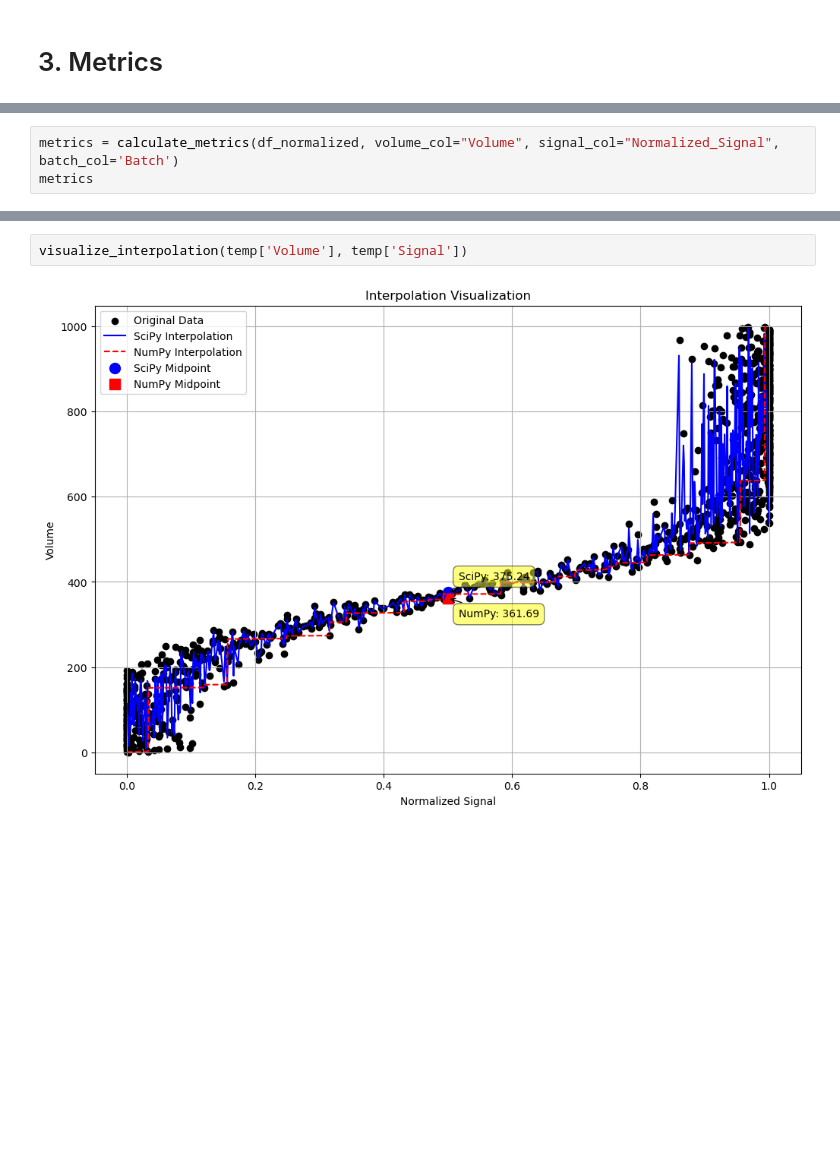
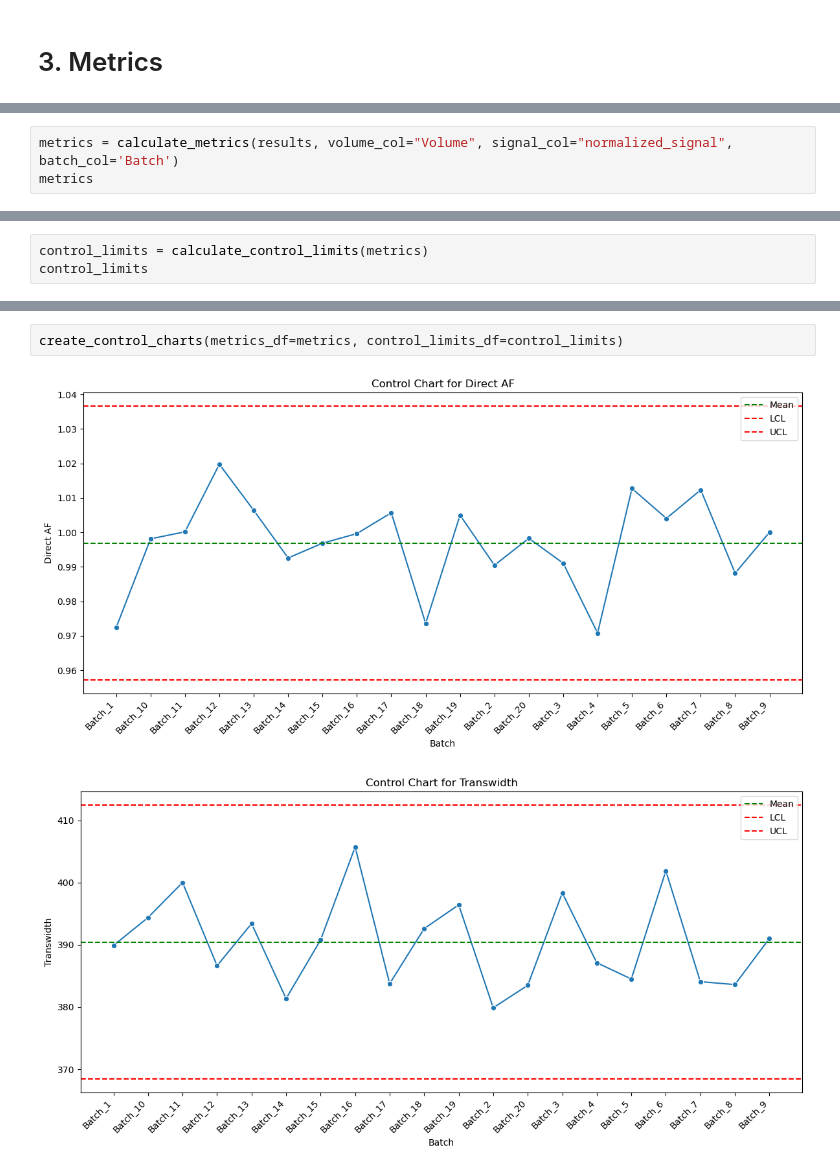
Before and after one commit to vincentgaul/direct_transitional_analysis, a Jupyter notebook: TA.ipynb, the cells around one changed output, grey strips where cells are left out. Cells and saved outputs as stored; diff of their text form; blank space fills up the shorter version.

```diff
--- a/TA.ipynb
+++ b/TA.ipynb
@@ -107,0 +69,3 @@ df_derivative  = calculate_smooth_first_derivative(df_normalized, example_batch=
+# %%
+metrics = calculate_metrics(results, volume_col="Volume", signal_col="normalized_signal", batch_col='Batch')
+metrics
@@ -107,0 +90,3 @@ df_derivative  = calculate_smooth_first_derivative(df_normalized, example_batch=
+# %%
+control_limits = calculate_control_limits(metrics)
+control_limits
@@ -115,3 +100,0 @@ from metrics import calculate_metrics
-# %%
-metrics = calculate_metrics(df_normalized, volume_col="Volume", signal_col="Normalized_Signal", batch_col='Batch')
-metrics
@@ -250,4 +101,5 @@ def visualize_interpolation(volume, signal):
-# %%
-visualize_interpolation(temp['Volume'], temp['Signal'])
-# %% [output]
-[figure, removed]
+# %%
+create_control_charts(metrics_df=metrics, control_limits_df=control_limits)
+# %% [output]
+[figure, added]
+[figure, added]
```
Also changed, not shown: parts of 33 cells of this notebook, 6 other files.
